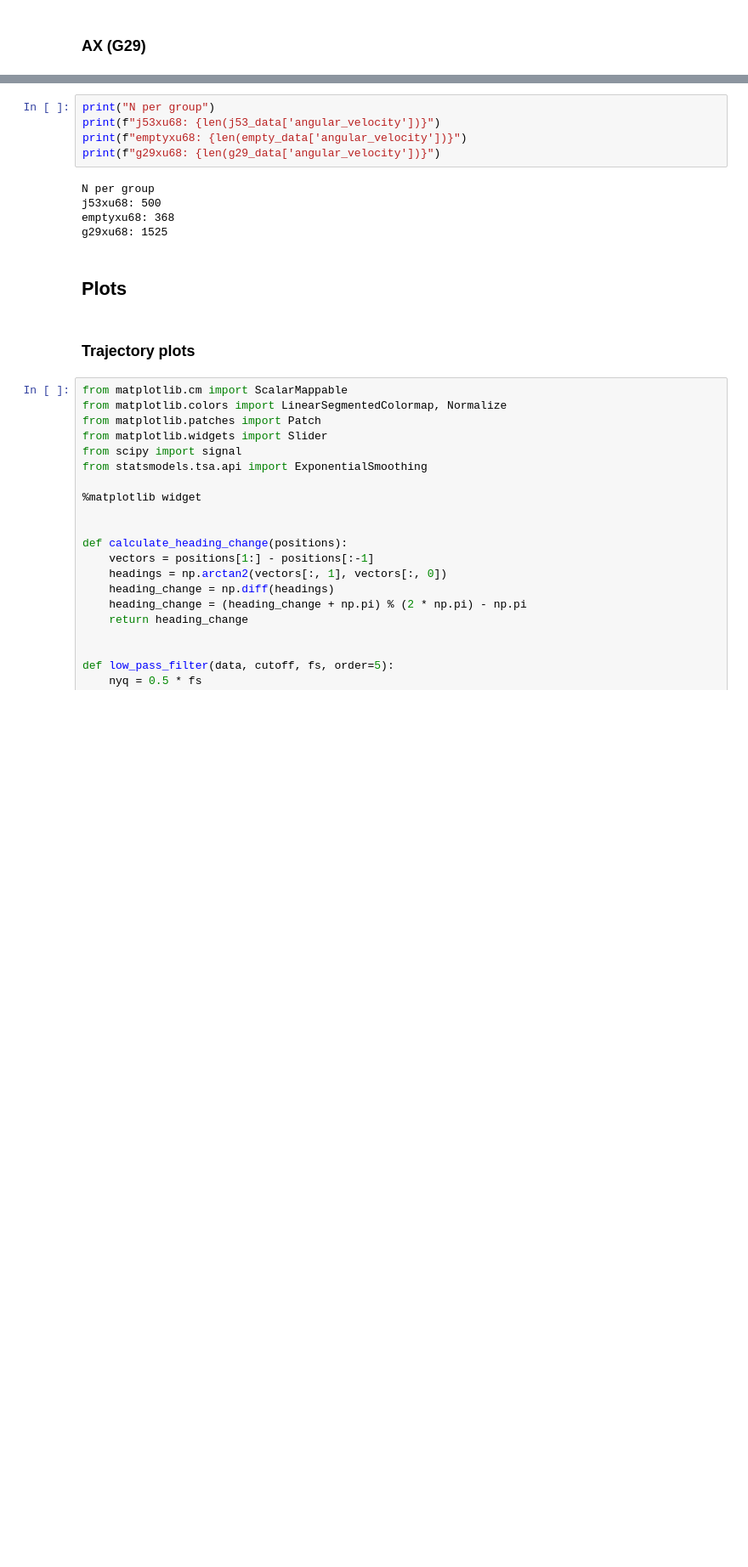
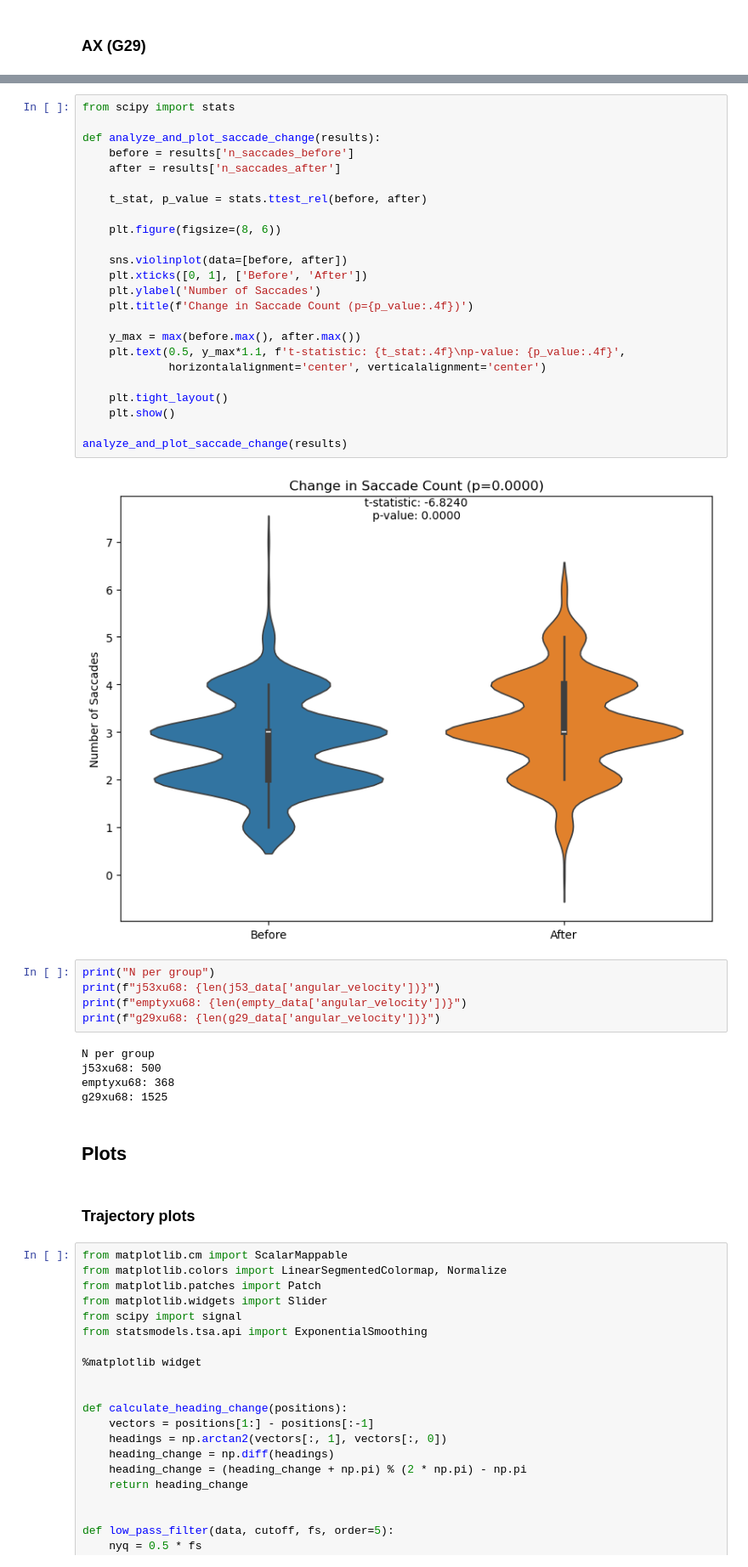
Before and after one commit to elhananby/fly_analysis, a Jupyter notebook: notebooks/BuchsbaumSchnell2024.ipynb, the cells around one changed output, grey strips where cells are left out. Shown at 85% size. Cells and saved outputs as stored; diff of their text form; blank space fills up the shorter version.

```diff
--- a/notebooks/BuchsbaumSchnell2024.ipynb
+++ b/notebooks/BuchsbaumSchnell2024.ipynb
@@ -823,3 +926,29 @@ Reading /home/buchsbaum/mnt/md0/Experiments/20230203_145747.braidz using pyarrow
+# %%
+from scipy import stats
+
+def analyze_and_plot_saccade_change(results):
+    before = results['n_saccades_before']
+    after = results['n_saccades_after']
+
+    t_stat, p_value = stats.ttest_rel(before, after)
+
+    plt.figure(figsize=(8, 6))
+
+    sns.violinplot(data=[before, after])
+    plt.xticks([0, 1], ['Before', 'After'])
+    plt.ylabel('Number of Saccades')
+    plt.title(f'Change in Saccade Count (p={p_value:.4f})')
+
+    y_max = max(before.max(), after.max())
+    plt.text(0.5, y_max*1.1, f't-statistic: {t_stat:.4f}\np-value: {p_value:.4f}',
+             horizontalalignment='center', verticalalignment='center')
+
+    plt.tight_layout()
+    plt.show()
+
+analyze_and_plot_saccade_change(results)
+# %% [output]
+[figure, added]
 # %%
 print("N per group")
 print(f"j53xu68: {len(j53_data['angular_velocity'])}")
```
Also changed, not shown: parts of 6 cells of this notebook, 18 other files.
